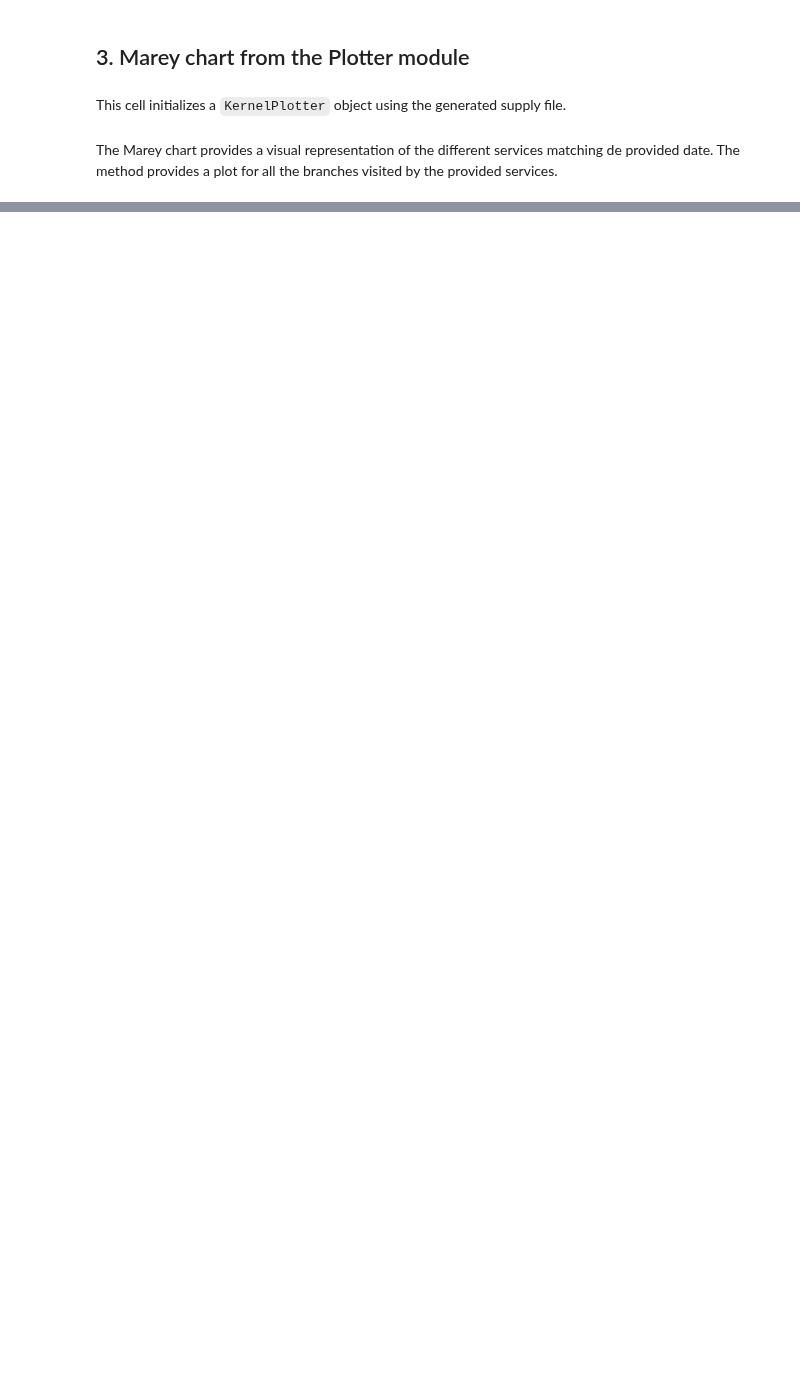
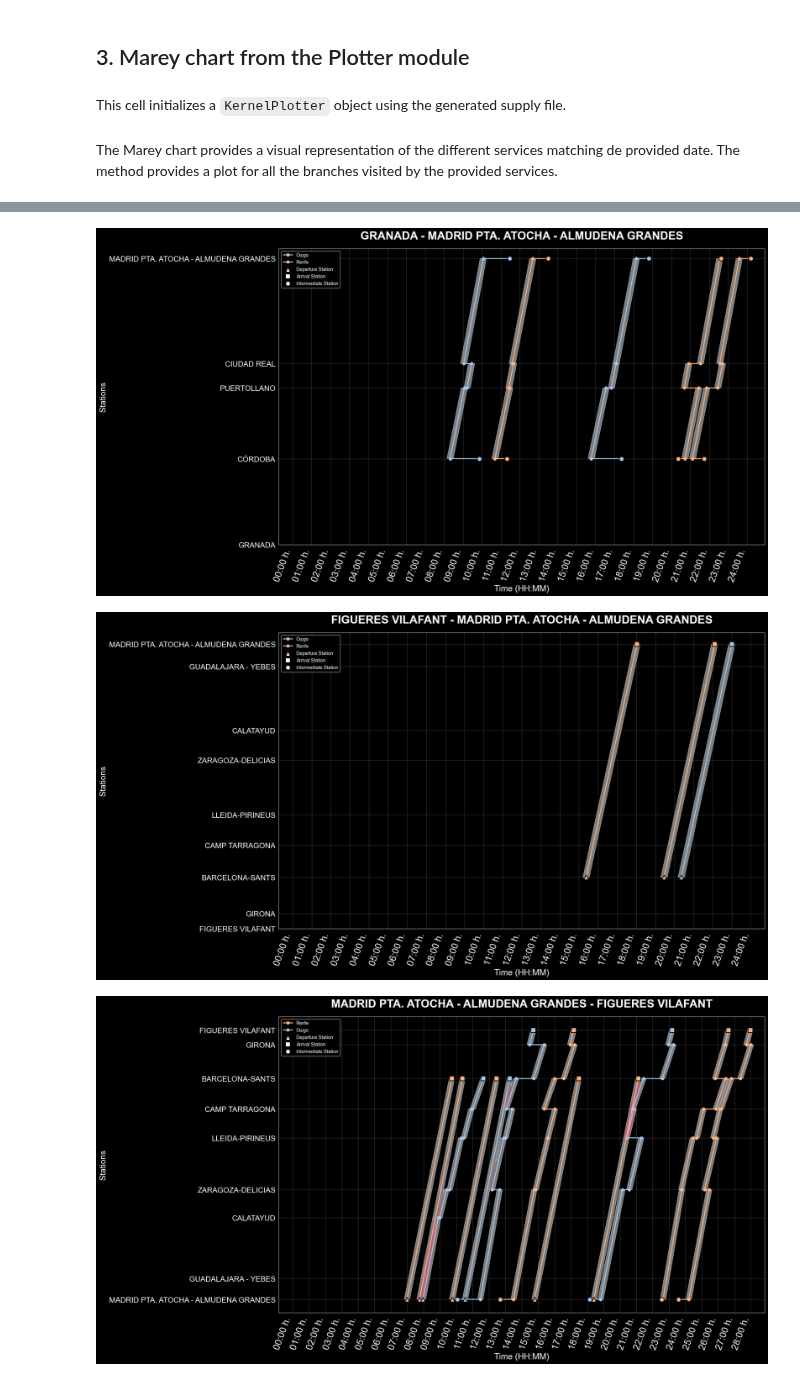
Before and after one commit to DavidMunozValero/craft, a Jupyter notebook: notebooks/1.0-Supply_Generator.ipynb, the cells around one changed output, grey strips where cells are left out. Cells and saved outputs as stored; diff of their text form; code cells hidden in the pictures; blank space fills up the shorter version.

```diff
--- a/notebooks/1.0-Supply_Generator.ipynb
+++ b/notebooks/1.0-Supply_Generator.ipynb
@@ -130,0 +186,14 @@ ValueError: low >= high
+# %%
+kernel_plotter = KernelPlotter(
+    path_config_supply='../data/results/supply_updated.yaml'
+)
+
+date = datetime.datetime.strptime('2024-06-25', '%Y-%m-%d').date()
+kernel_plotter.plot_marey_chart(
+    date=date,
+    save_path='../reports/figures/'
+)
+# %% [output]
+[figure, added]
+[figure, added]
+[figure, added]
```
Also changed, not shown: parts of 9 cells of this notebook, 12 other files.
